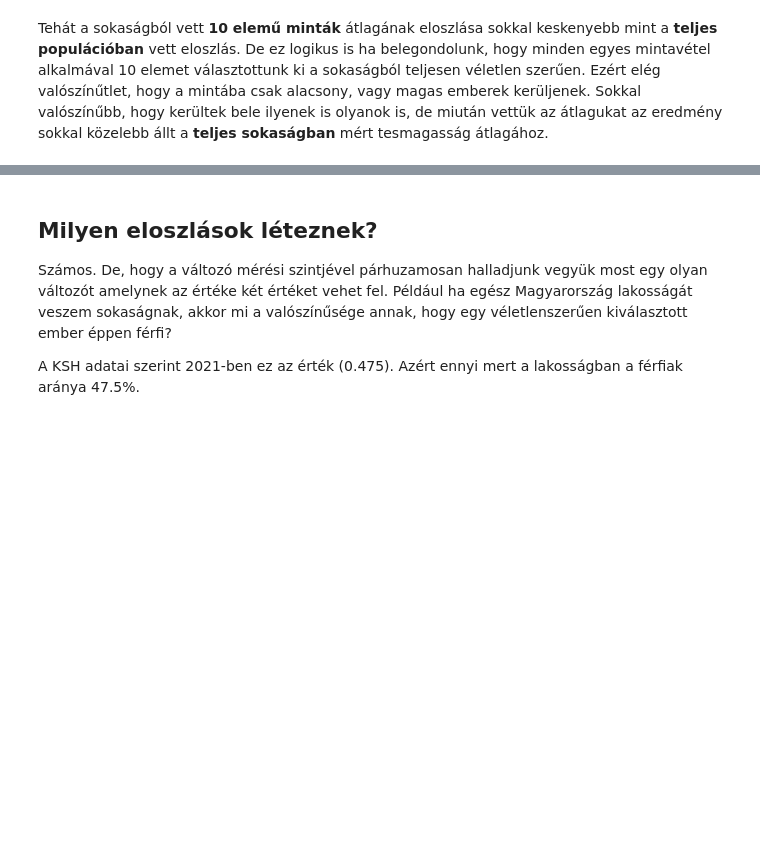
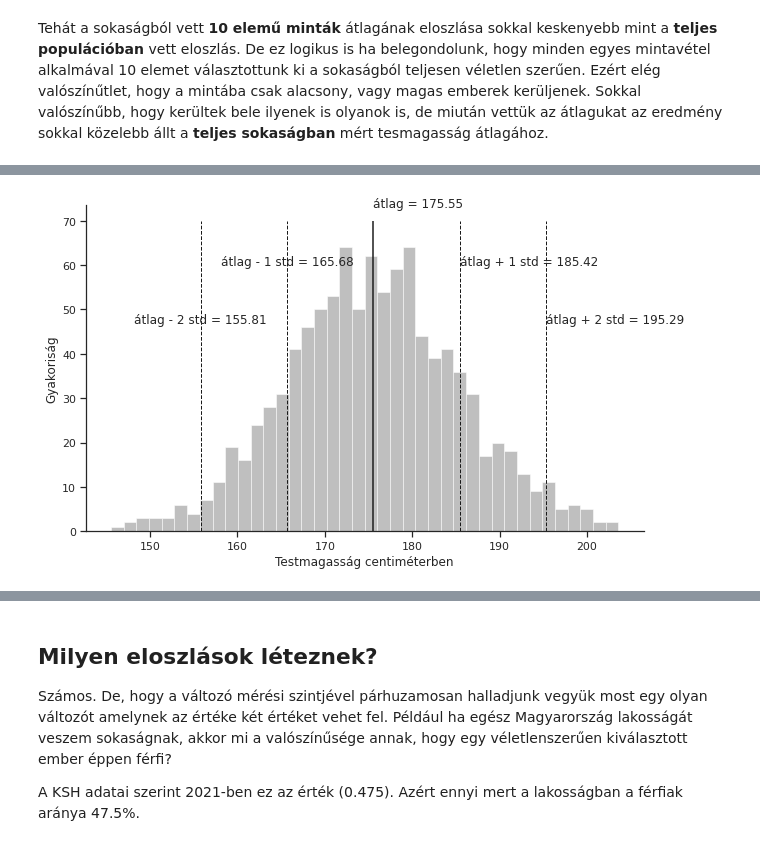
Before and after one commit to JoDeMiro/Statistics, a Jupyter notebook: Python_Statistics_01.ipynb, the cells around one changed output, grey strips where cells are left out. Cells and saved outputs as stored; diff of their text form; code cells hidden in the pictures; blank space fills up the shorter version.

```diff
--- a/Python_Statistics_01.ipynb
+++ b/Python_Statistics_01.ipynb
@@ -1224,0 +1643,33 @@ Tehát a sokaságból vett **10 elemű minták** átlagának eloszlása sokkal k
+# %%
+
+sns.set_theme(style="ticks")
+np.random.seed(0)
+
+N = 1000
+a = np.random.normal(loc = 176, scale = 10, size = N)
+
+stddev = a.std()
+mean = a.mean()
+
+plt.figure(figsize=(10,6))
+plt.hist(a, 40, density = False, lw = 1, color = 'gray', alpha = 0.5)
+plt.vlines(mean, 0, 70)
+plt.vlines(mean + stddev, 0, 70, linestyles = '--', lw = 1)
+plt.vlines(mean - stddev, 0, 70, linestyles = '--', lw = 1)
+plt.vlines(mean + 2*stddev, 0, 70, linestyles = '--', lw = 1)
+plt.vlines(mean - 2*stddev, 0, 70, linestyles = '--', lw = 1)
+
+plt.text(mean, 73, 'átlag = ' + str(np.round(mean, 2)), horizontalalignment='left')
+plt.text(mean + stddev, 60, 'átlag + 1 std = ' + str(np.round(mean + stddev, 2)), horizontalalignment='left')
+plt.text(mean + 2*stddev, 47, 'átlag + 2 std = ' + str(np.round(mean + 2*stddev, 2)), horizontalalignment='left')
+
+plt.text(mean - stddev, 60, 'átlag - 1 std = ' + str(np.round(mean - stddev, 2)), horizontalalignment='center')
+plt.text(mean - 2*stddev, 47, 'átlag - 2 std = ' + str(np.round(mean - 2*stddev, 2)), horizontalalignment='center')
+
+plt.xlabel('Testmagasság centiméterben')
+plt.ylabel('Gyakoriság')
+sns.despine(left=False)
+
+plt.show()
+# %% [output]
+[figure, added]
```
Also changed, not shown: parts of 66 cells of this notebook.
